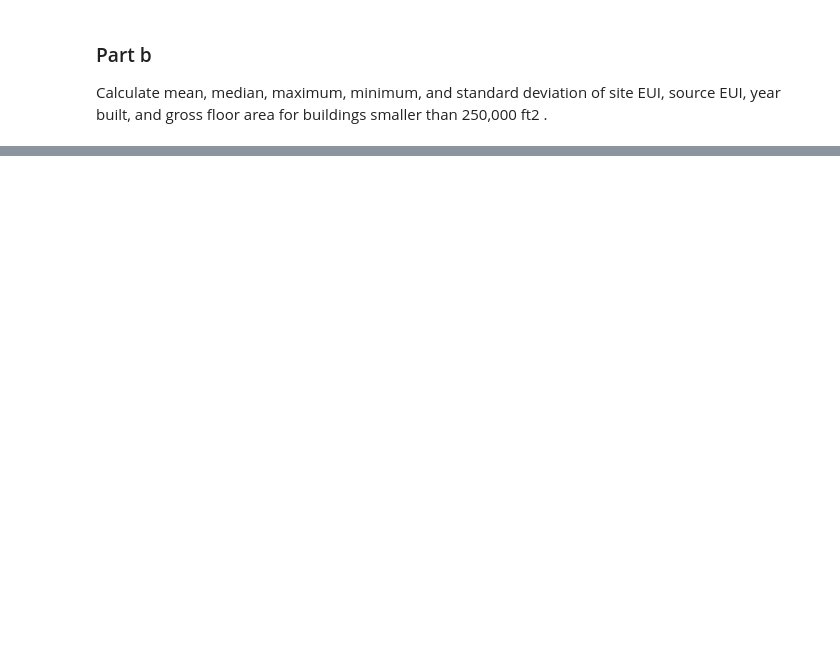
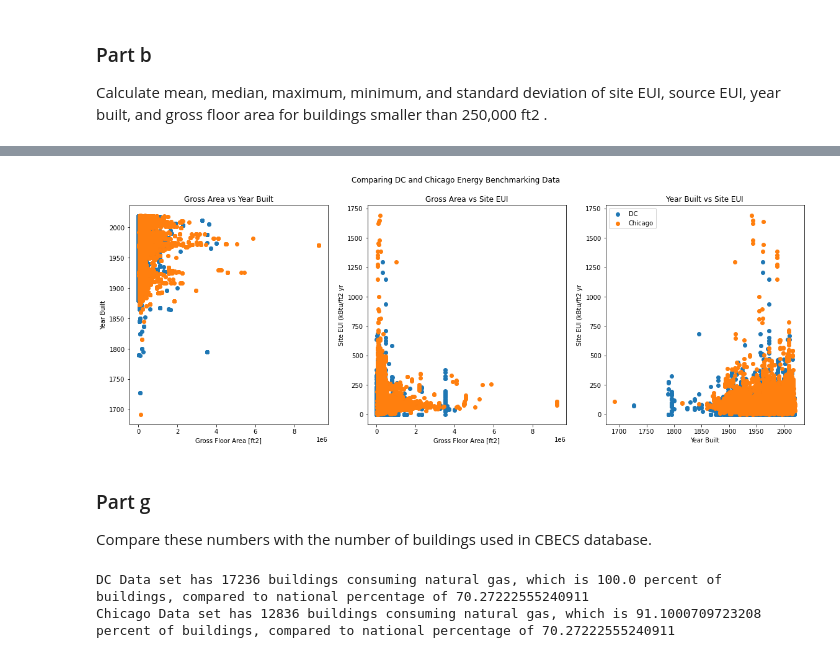
Before and after one commit to amitche8/IIT-PhD, a Jupyter notebook: CAE526/A3/cae526_a3_mitchell.ipynb, the cells around one changed output, grey strips where cells are left out. Cells and saved outputs as stored; diff of their text form; code cells hidden in the pictures; blank space fills up the shorter version.

```diff
--- a/CAE526/A3/cae526_a3_mitchell.ipynb
+++ b/CAE526/A3/cae526_a3_mitchell.ipynb
@@ -55,0 +153,54 @@ chiS[['Site EUI (kBtu/sq ft)', 'Source EUI (kBtu/sq ft)','Year Built', 'Gross Fl
+# %%
+
+fig, (ax1, ax2, ax3) = plt.subplots(1, 3,figsize=(19.5,6.5))
+fig.suptitle('Comparing DC and Chicago Energy Benchmarking Data')
+
+dcA = dc['TAXRECORDFLOORAREA']
+dcE = dc['SITEEUI_KBTU_FT']
+dcY = dc['YEARBUILT']
+
+chiA = chi['Gross Floor Area - Buildings (sq ft)']
+chiE = chi['Site EUI (kBtu/sq ft)']
+chiY = chi['Year Built']
+
+ax1.scatter(dcA, dcY, label='DC')
+ax1.scatter(chiA, chiY, label='Chicago')
+ax1.set_xlabel('Gross Floor Area [ft2]')
+ax1.set_ylabel('Year Built')
+ax1.set_title('Gross Area vs Year Built')
+
+ax2.scatter(dcA,dcE, label='DC')
+ax2.scatter(chiA, chiE, label='Chicago')
+ax2.set_xlabel('Gross Floor Area [ft2]')
+ax2.set_ylabel('Site EUI (kBtu/ft2 yr')
+ax2.set_title('Gross Area vs Site EUI')
+
+ax3.scatter(dcY,dcE, label='DC')
+ax3.scatter(chiY, chiE, label='Chicago')
+ax3.set_xlabel('Year Built')
+ax3.set_ylabel('Site EUI (kBtu/ft2 yr')
+ax3.set_title('Year Built vs Site EUI')
+ax3.legend()
+
+plt.show()
+# %% [output]
+[figure, added]
+# %% [markdown]
+### Part g
+
+Compare these numbers with the number of buildings used in CBECS database.
+# %%
+cbecs2018gas = 67994
+cbecs2018all = 96758
+
+dcF = dc.dropna(subset=['NATURALGASUSE_THERMS'])
+dcGas = dcF.shape[0]
+
+chiF = chi.dropna(subset=['Natural Gas Use (kBtu)'])
+chiGas = chiF.shape[0]
+
+print('DC Data set has ' + str(dcGas) + " buildings consuming natural gas, which is " + str((dcGas / finDC) * 100) + " percent of buildings, compared to national percentage of " + str((cbecs2018gas / cbecs2018all)*100))
+print('Chicago Data set has ' + str(chiGas) + " buildings consuming natural gas, which is " + str((chiGas / finChi) * 100) + " percent of buildings, compared to national percentage of " + str((cbecs2018gas / cbecs2018all)*100))
+# %% [output]
+DC Data set has 17236 buildings consuming natural gas, which is 100.0 percent of buildings, compared to national percentage of 70.27222555240911
+Chicago Data set has 12836 buildings consuming natural gas, which is 91.1000709723208 percent of buildings, compared to national percentage of 70.27222555240911
```
Also changed, not shown: parts of 13 cells of this notebook.
